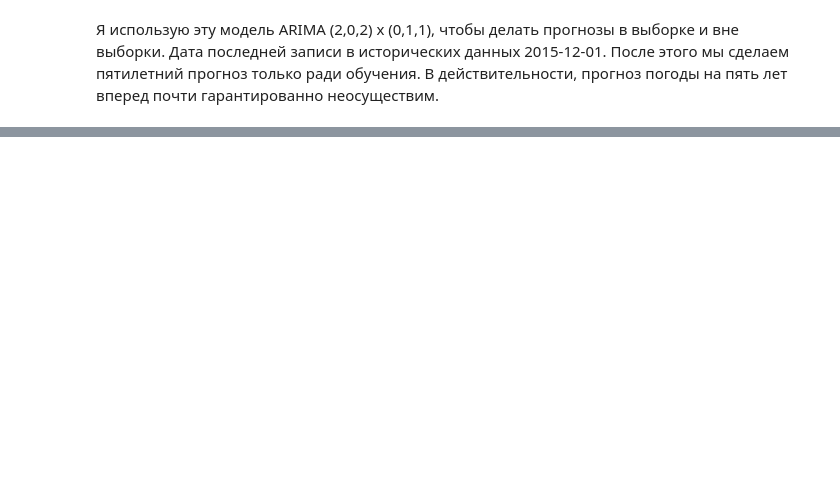
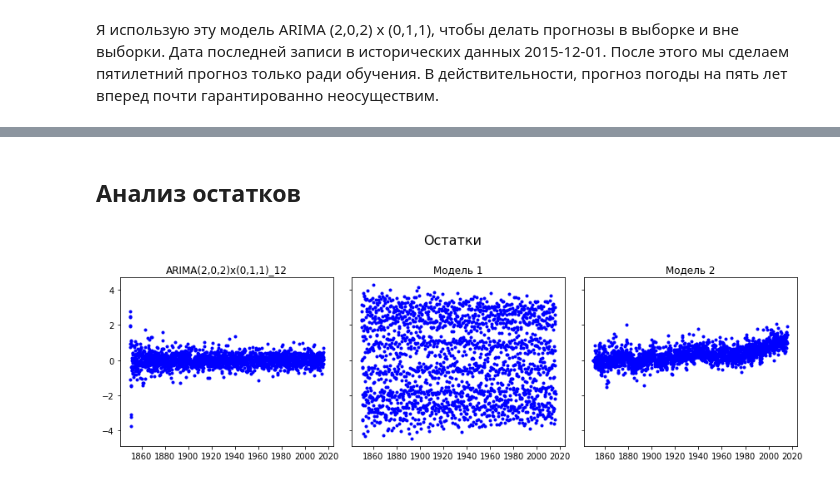
Before and after one commit to SizovaDarya708/ClimateChange, a Jupyter notebook: Climate Change Project.ipynb, the cells around one changed output, grey strips where cells are left out. Saved outputs shown, nothing was run; the diff lists cells and outputs as text; code cells hidden in the pictures; blank space fills up the shorter version.

```diff
--- a/Climate Change Project.ipynb
+++ b/Climate Change Project.ipynb
@@ -518,0 +641,16 @@ SyntaxError: invalid syntax (<ipython-input-45-fc8f14d4aa02>, line 10)
+# %% [markdown]
+## Анализ остатков
+# %%
+fig, axs = plt.subplots(1, 3, sharey = True, figsize = (12, 4))
+resids = [resid202, predict_altmod1['resid'].dropna(), predict_altmod2['resid'].dropna()]
+
+for i in range(3):
+    axs[i].set_title(mod_names[i])
+    axs[i].plot(resids[i], 'b.')
+
+fig.suptitle('Остатки', size = 16)
+fig.tight_layout()
+fig.subplots_adjust(top = 0.8)
+plt.show()
+# %% [output]
+[figure, added]
```
Also changed, not shown: parts of 28 cells of this notebook.
